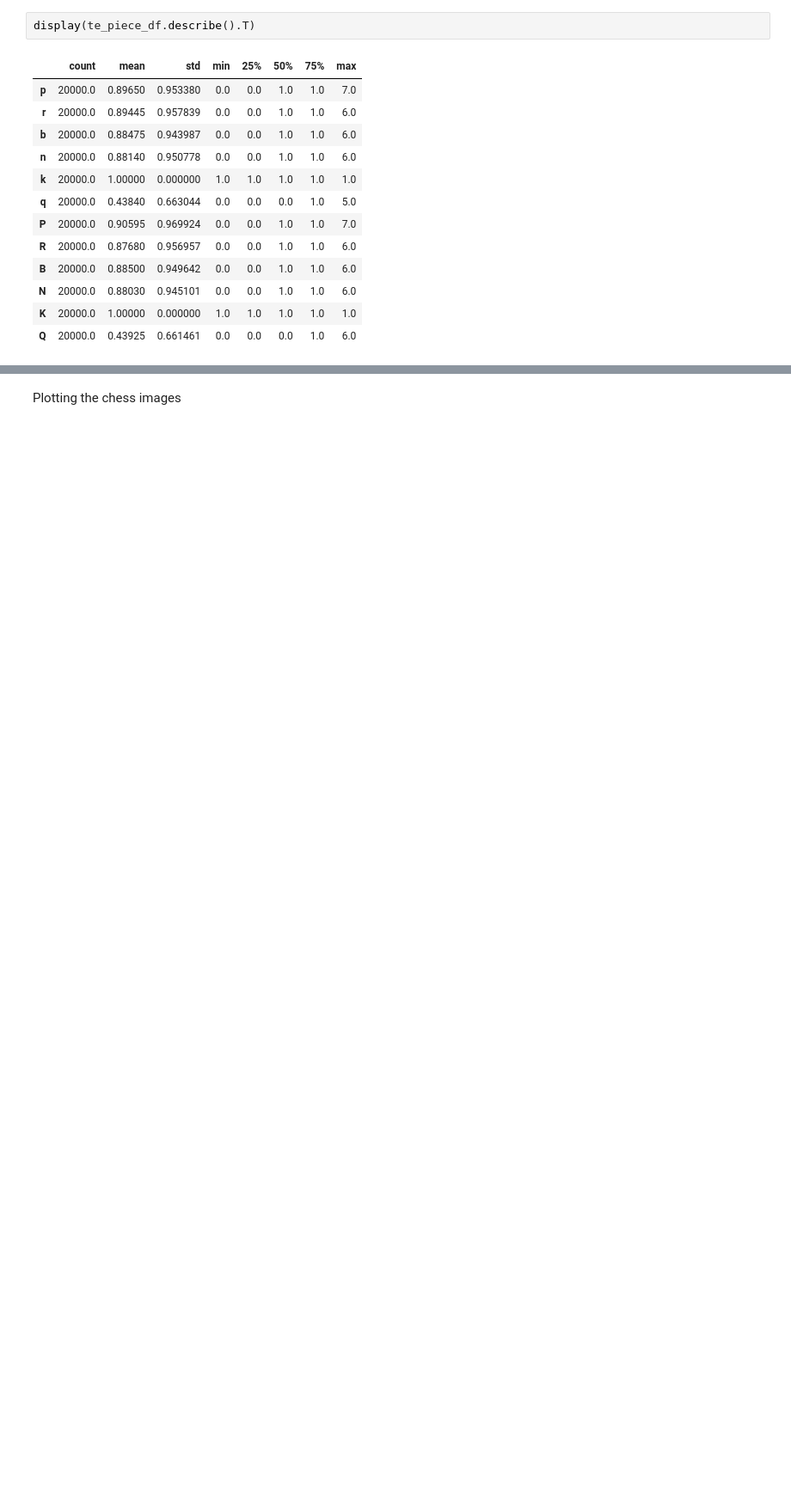
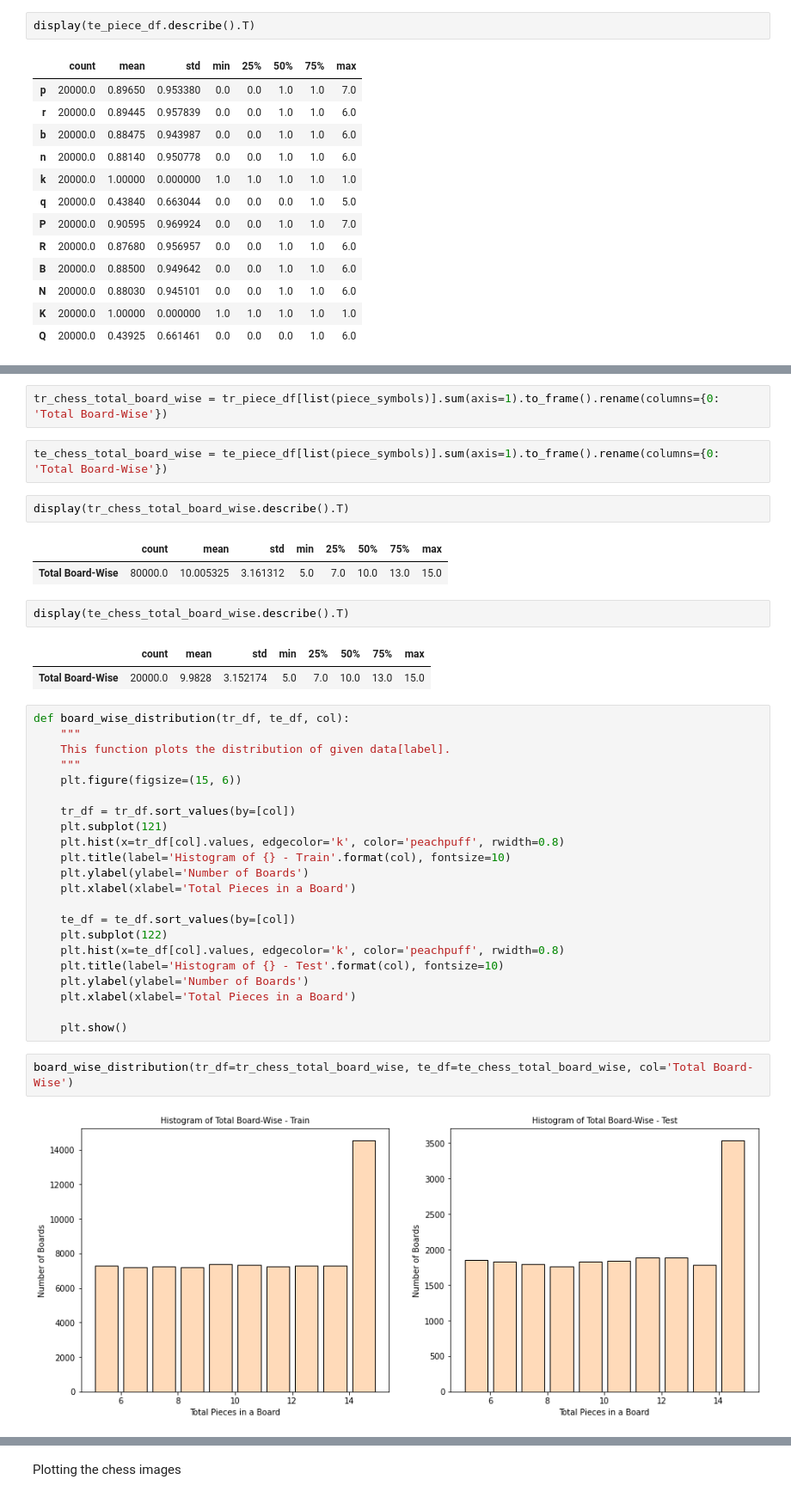
Before and after one commit to mohd-saifuddin/Chess-Recognition-Problem, a Jupyter notebook: 01-EDA.ipynb, the cells around one changed output, grey strips where cells are left out. Shown at 86% size. Saved outputs shown, nothing was run; the diff lists cells and outputs as text; blank space fills up the shorter version.

```diff
--- a/01-EDA.ipynb
+++ b/01-EDA.ipynb
@@ -232,0 +243,40 @@ pdf_plotter(df=te_piece_df, features=list(piece_symbols))
+# %%
+tr_chess_total_board_wise = tr_piece_df[list(piece_symbols)].sum(axis=1).to_frame().rename(columns={0: 'Total Board-Wise'})
+# %%
+te_chess_total_board_wise = te_piece_df[list(piece_symbols)].sum(axis=1).to_frame().rename(columns={0: 'Total Board-Wise'})
+# %%
+display(tr_chess_total_board_wise.describe().T)
+# %% [output]
+|  | count | mean | std | min | 25% | 50% | 75% | max |
+| Total Board-Wise | 80000.0 | 10.005325 | 3.161312 | 5.0 | 7.0 | 10.0 | 13.0 | 15.0 |
+# %%
+display(te_chess_total_board_wise.describe().T)
+# %% [output]
+|  | count | mean | std | min | 25% | 50% | 75% | max |
+| Total Board-Wise | 20000.0 | 9.9828 | 3.152174 | 5.0 | 7.0 | 10.0 | 13.0 | 15.0 |
+# %%
+def board_wise_distribution(tr_df, te_df, col):
+    """
+    This function plots the distribution of given data[label].
+    """
+    plt.figure(figsize=(15, 6))
+
+    tr_df = tr_df.sort_values(by=[col])
+    plt.subplot(121)
+    plt.hist(x=tr_df[col].values, edgecolor='k', color='peachpuff', rwidth=0.8)
+    plt.title(label='Histogram of {} - Train'.format(col), fontsize=10)
+    plt.ylabel(ylabel='Number of Boards')
+    plt.xlabel(xlabel='Total Pieces in a Board')
+
+    te_df = te_df.sort_values(by=[col])
+    plt.subplot(122)
+    plt.hist(x=te_df[col].values, edgecolor='k', color='peachpuff', rwidth=0.8)
+    plt.title(label='Histogram of {} - Test'.format(col), fontsize=10)
+    plt.ylabel(ylabel='Number of Boards')
+    plt.xlabel(xlabel='Total Pieces in a Board')
+
+    plt.show()
+# %%
+board_wise_distribution(tr_df=tr_chess_total_board_wise, te_df=te_chess_total_board_wise, col='Total Board-Wise')
+# %% [output]
+[figure, added]
```
Also changed, not shown: parts of 30 cells of this notebook.
